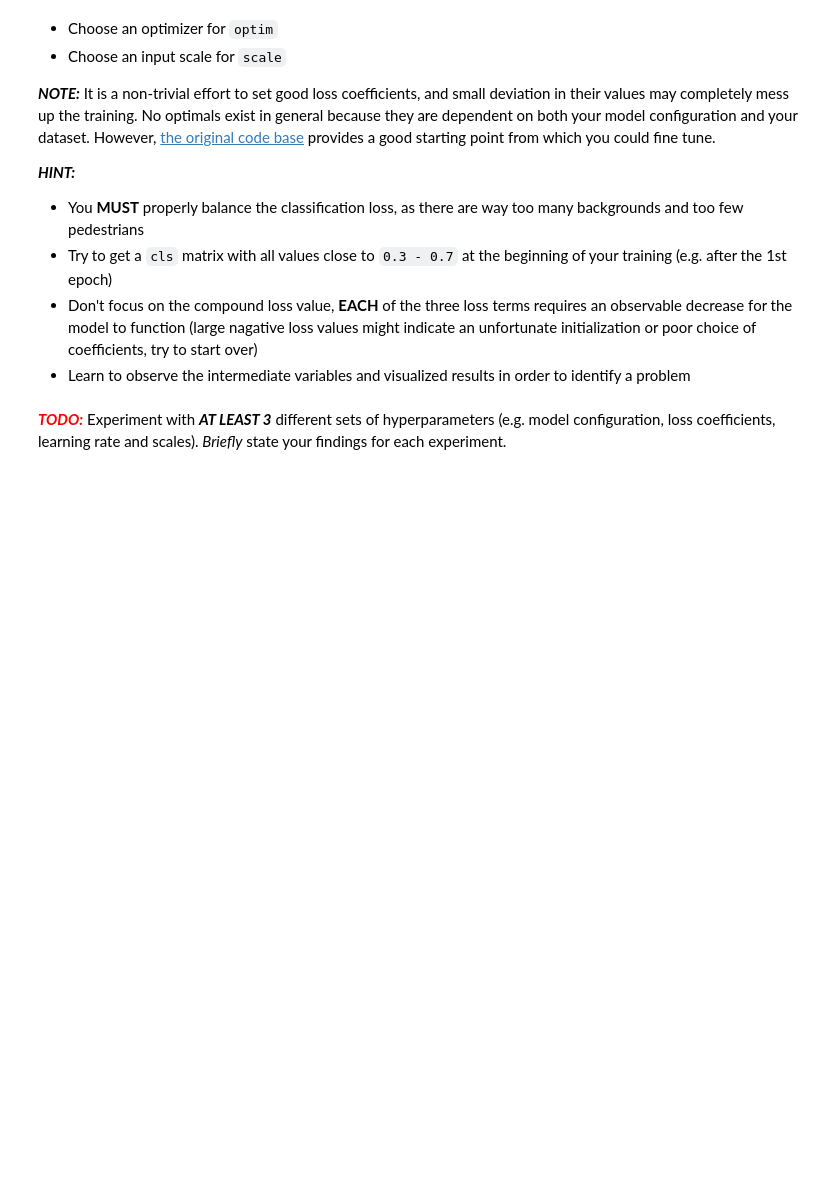
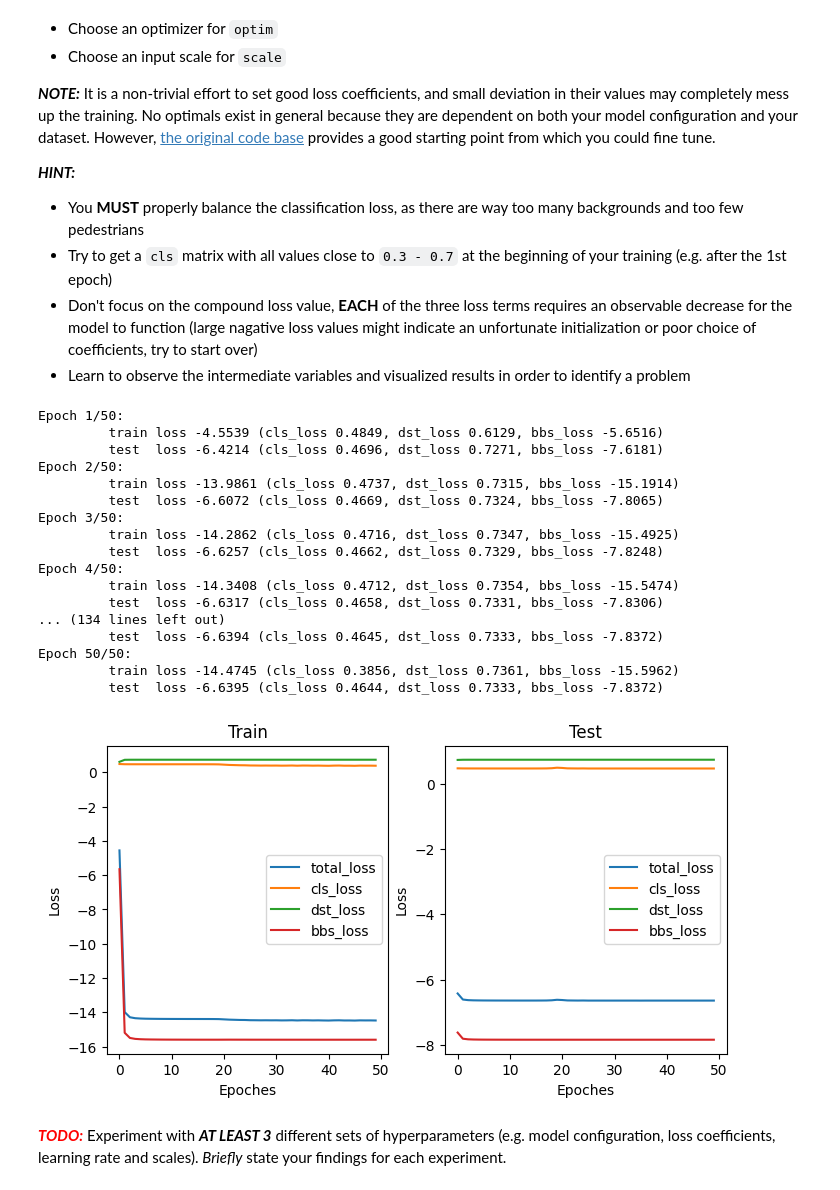
Before and after one commit to JL6850/e6691-2025spring-assign1-jl6850, a Jupyter notebook: e6691_2025spring_assignment1.ipynb, the cells around one changed output. Saved outputs shown, nothing was run; the diff lists cells and outputs as text; code cells hidden in the pictures; blank space fills up the shorter version.

Commit message:
finish train

```diff
--- a/e6691_2025spring_assignment1.ipynb
+++ b/e6691_2025spring_assignment1.ipynb
@@ -1116,8 +1116,8 @@ def train(model, epochs, train_set, test_set, loss, optim, transforms, device):
     '''
 
     # dataloaders
-    train_loader = torch.utils.data.DataLoader(train_set, batch_size=1, num_workers=2)
-    test_loader = torch.utils.data.DataLoader(test_set, batch_size=1, num_workers=2)
+    train_loader = torch.utils.data.DataLoader(train_set, batch_size=1, num_workers=0)
+    test_loader = torch.utils.data.DataLoader(test_set, batch_size=1, num_workers=0)
 
     # logs
     hists = {'train': [], 'test': []}
@@ -1196,34 +1196,53 @@ def plot_hists(hists):
 # %%
 ############################################################################
 #                         START OF YOUR CODE                               #
 ############################################################################
 
-model =
+model = DETR(256, 2, 8, 2, resnet18, ResNet18_Weights.DEFAULT, 7)
 
-epochs =
-loss =
-optim =
+epochs = 50
+loss = DETRLoss(1, 1, 1, 0.5)
+optim = torch.optim.Adam(model.parameters(), lr=1e-4, weight_decay=1e-4)
 
 scales = [(380, 380), (480, 480)] # TODO: change this if needed
 
 ############################################################################
 #                          END OF YOUR CODE                                #
 ############################################################################
 
 mean = (0.485, 0.456, 0.406)
 std = (0.229, 0.224, 0.225)
 ts = [
     transforms.Compose([
         transforms.Resize(s, antialias=True),
         transforms.Normalize(mean, std)
     ])
     for s in scales
 ]
 
 device = 'cuda' if torch.cuda.is_available() else 'cpu'
 
 hists = train(model, epochs, train_set, test_set, loss, optim, ts, device)
 plot_hists(hists)
+# %% [output]
+Epoch 1/50:
+         train loss -4.5539 (cls_loss 0.4849, dst_loss 0.6129, bbs_loss -5.6516)
+         test  loss -6.4214 (cls_loss 0.4696, dst_loss 0.7271, bbs_loss -7.6181)
+Epoch 2/50:
+         train loss -13.9861 (cls_loss 0.4737, dst_loss 0.7315, bbs_loss -15.1914)
+         test  loss -6.6072 (cls_loss 0.4669, dst_loss 0.7324, bbs_loss -7.8065)
+Epoch 3/50:
+         train loss -14.2862 (cls_loss 0.4716, dst_loss 0.7347, bbs_loss -15.4925)
+         test  loss -6.6257 (cls_loss 0.4662, dst_loss 0.7329, bbs_loss -7.8248)
+Epoch 4/50:
+         train loss -14.3408 (cls_loss 0.4712, dst_loss 0.7354, bbs_loss -15.5474)
+         test  loss -6.6317 (cls_loss 0.4658, dst_loss 0.7331, bbs_loss -7.8306)
+... (134 lines left out)
+         test  loss -6.6394 (cls_loss 0.4645, dst_loss 0.7333, bbs_loss -7.8372)
+Epoch 50/50:
+         train loss -14.4745 (cls_loss 0.3856, dst_loss 0.7361, bbs_loss -15.5962)
+         test  loss -6.6395 (cls_loss 0.4644, dst_loss 0.7333, bbs_loss -7.8372)
+[figure, added]
 # %% [markdown]
 <font color="red">***TODO:***</font> Experiment with ***AT LEAST 3*** different sets of hyperparameters (e.g. model configuration, loss coefficients, learning rate and scales). _Briefly_ state your findings for each experiment.
 # %% [markdown]
```
Also changed, not shown: parts of 4 cells of this notebook.
